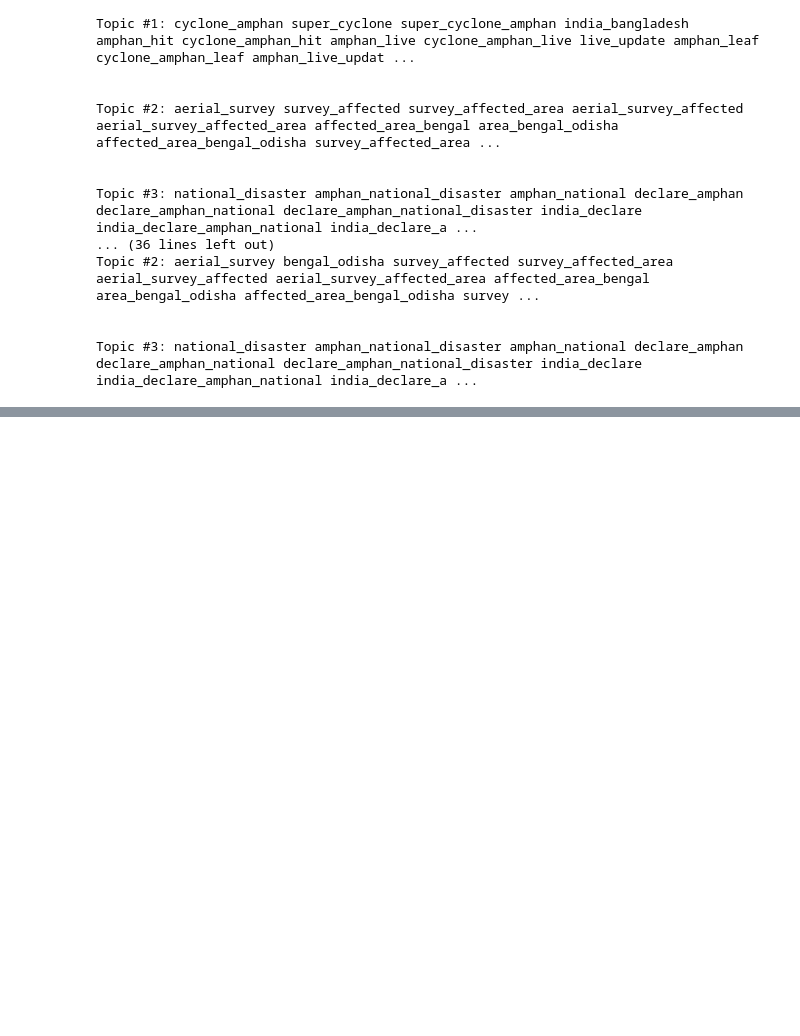
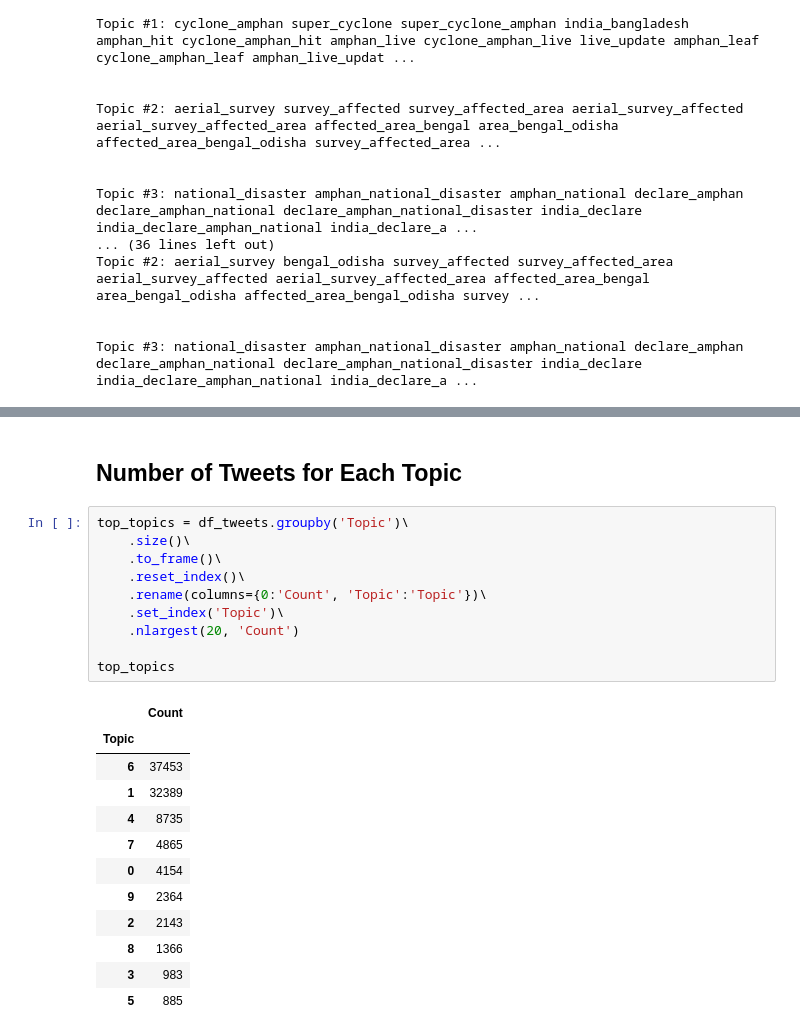
Before and after one commit to ancilcrayton/solve-iwmi, a Jupyter notebook: notebooks/3.1-km-topic-modelling-nmf.ipynb, the cells around one changed output, grey strips where cells are left out. Drawn from its saved outputs; the diff is of its cells as text; blank space fills up the shorter version.

```diff
--- a/notebooks/3.1-km-topic-modelling-nmf.ipynb
+++ b/notebooks/3.1-km-topic-modelling-nmf.ipynb
@@ -236,0 +258,25 @@ Topic 6
+# %% [markdown]
+## Number of Tweets for Each Topic
+# %%
+top_topics = df_tweets.groupby('Topic')\
+    .size()\
+    .to_frame()\
+    .reset_index()\
+    .rename(columns={0:'Count', 'Topic':'Topic'})\
+    .set_index('Topic')\
+    .nlargest(20, 'Count')
+
+top_topics
+# %% [output]
+|  | Count |
+| Topic |  |
+| 6 | 37453 |
+| 1 | 32389 |
+| 4 | 8735 |
+| 7 | 4865 |
+| 0 | 4154 |
+| 9 | 2364 |
+| 2 | 2143 |
+| 8 | 1366 |
+| 3 | 983 |
+| 5 | 885 |
```
Also changed, not shown: parts of 10 cells of this notebook, 2 other files.
